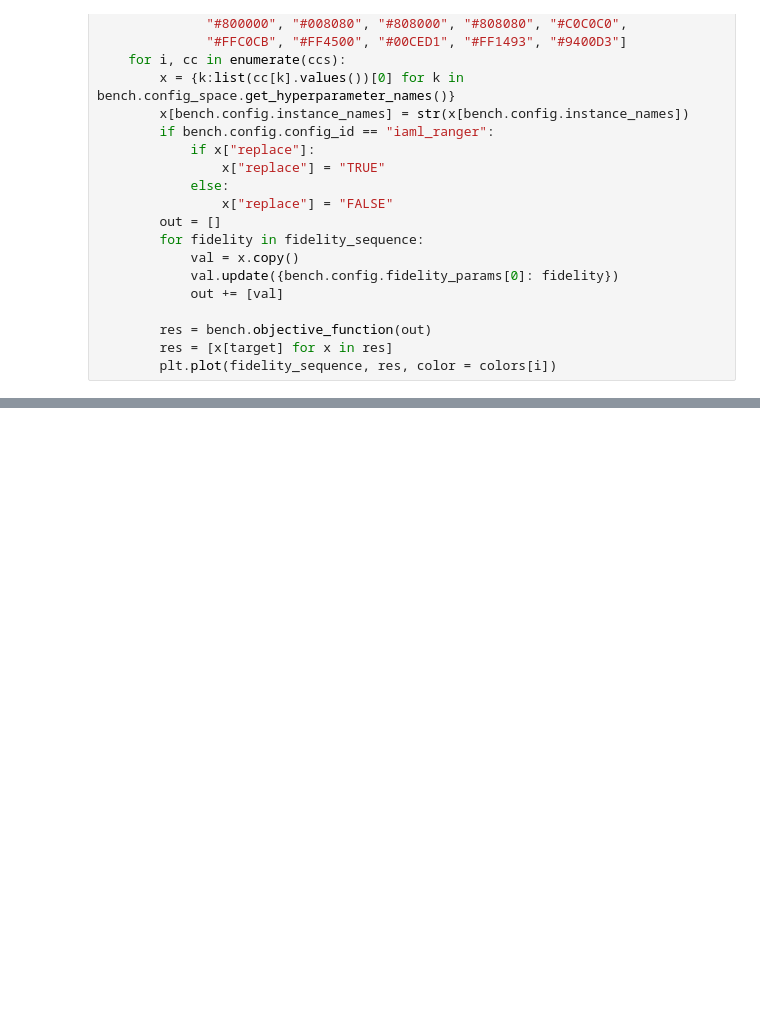
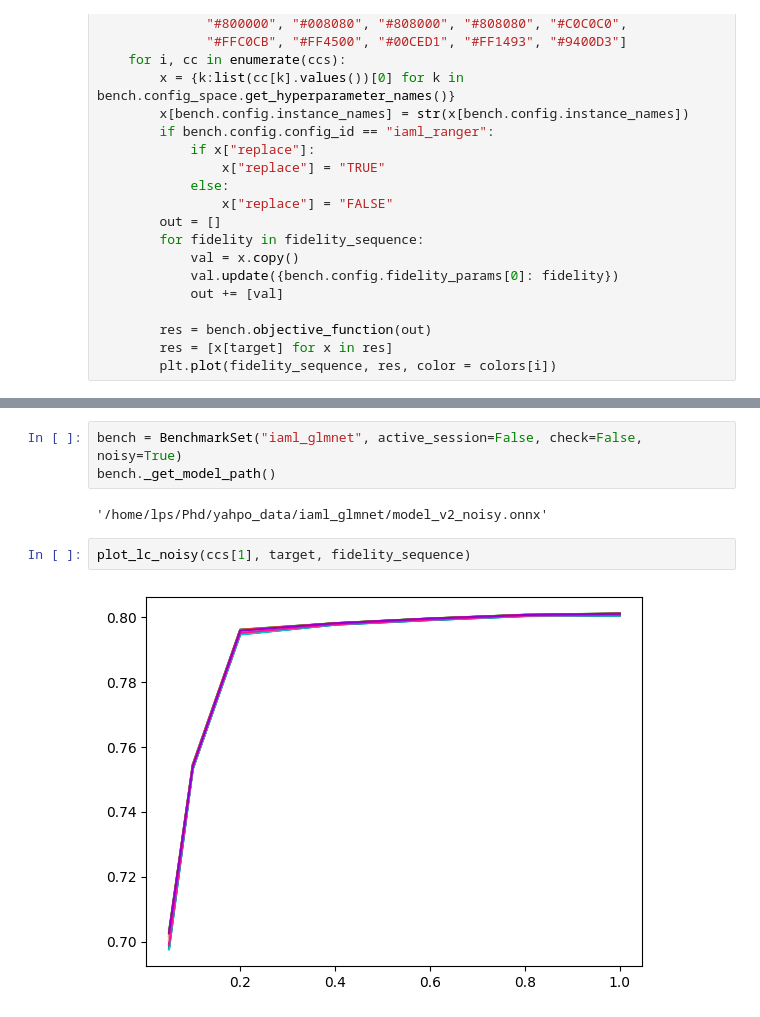
Before and after one commit to slds-lmu/yahpo_gym, a Jupyter notebook: yahpo_train/notebooks/learning_curves.ipynb, the cells around one changed output, grey strips where cells are left out. Drawn from its saved outputs; the diff is of its cells as text; blank space fills up the shorter version.

```diff
--- a/yahpo_train/notebooks/learning_curves.ipynb
+++ b/yahpo_train/notebooks/learning_curves.ipynb
@@ -82,0 +122,9 @@ ccs
+# %%
+bench = BenchmarkSet("iaml_glmnet", active_session=False, check=False, noisy=True)
+bench._get_model_path()
+# %% [output]
+'/home/lps/Phd/yahpo_data/iaml_glmnet/model_v2_noisy.onnx'
+# %%
+plot_lc_noisy(ccs[1], target, fidelity_sequence)
+# %% [output]
+[figure, added]
```
Also changed, not shown: parts of 5 cells of this notebook, 18 other files.
